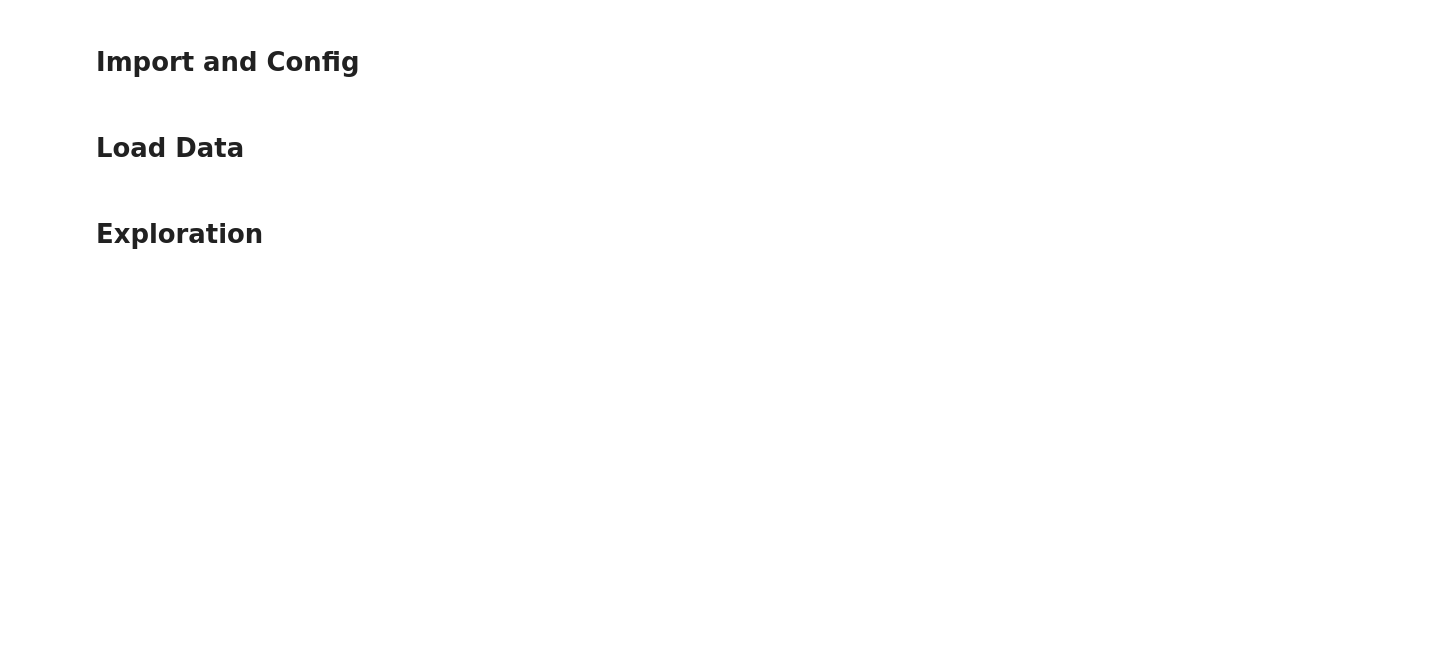
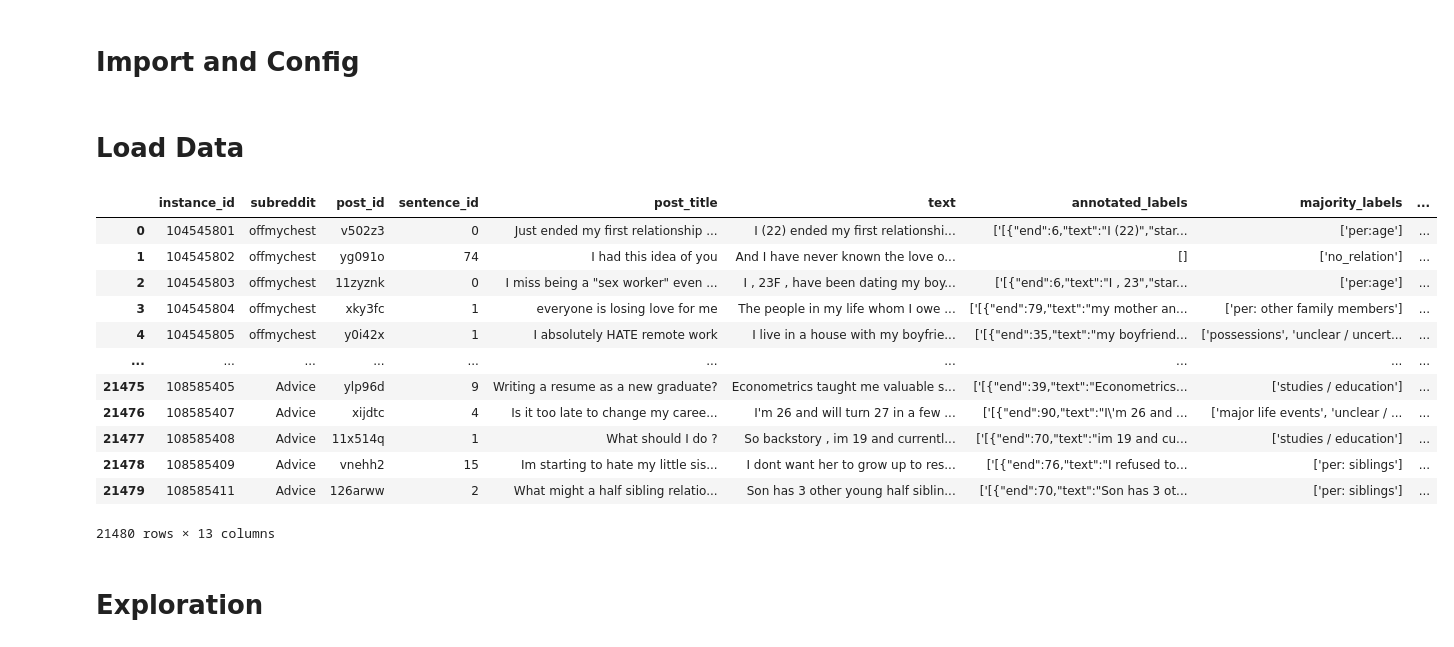
Before and after one commit to DanielZagrean/NLP_Bioread_Reddit_2025W, a Jupyter notebook: code/exploration.ipynb, the cells around one changed output. Drawn from its saved outputs; the diff is of its cells as text; code cells hidden in the pictures; blank space fills up the shorter version.

```diff
--- a/code/exploration.ipynb
+++ b/code/exploration.ipynb
@@ -8,6 +10,21 @@ import ast
 # Load Data
 # %%
 df = pd.read_csv('../data/biored_raw.csv')
+df
+# %% [output]
+|  | instance_id | subreddit | post_id | sentence_id | post_title | text | annotated_labels | majority_labels | ... |
+| 0 | 104545801 | offmychest | v502z3 | 0 | Just ended my first relationship ... | I (22) ended my first relationshi... | ['[{"end":6,"text":"I (22)","star... | ['per:age'] | ... |
+| 1 | 104545802 | offmychest | yg091o | 74 | I had this idea of you | And I have never known the love o... | [] | ['no_relation'] | ... |
+| 2 | 104545803 | offmychest | 11zyznk | 0 | I miss being a "sex worker" even ... | I , 23F , have been dating my boy... | ['[{"end":6,"text":"I , 23","star... | ['per:age'] | ... |
+| 3 | 104545804 | offmychest | xky3fc | 1 | everyone is losing love for me | The people in my life whom I owe ... | ['[{"end":79,"text":"my mother an... | ['per: other family members'] | ... |
+| 4 | 104545805 | offmychest | y0i42x | 1 | I absolutely HATE remote work | I live in a house with my boyfrie... | ['[{"end":35,"text":"my boyfriend... | ['possessions', 'unclear / uncert... | ... |
+| ... | ... | ... | ... | ... | ... | ... | ... | ... | ... |
+| 21475 | 108585405 | Advice | ylp96d | 9 | Writing a resume as a new graduate? | Econometrics taught me valuable s... | ['[{"end":39,"text":"Econometrics... | ['studies / education'] | ... |
+| 21476 | 108585407 | Advice | xijdtc | 4 | Is it too late to change my caree... | I'm 26 and will turn 27 in a few ... | ['[{"end":90,"text":"I\'m 26 and ... | ['major life events', 'unclear / ... | ... |
+| 21477 | 108585408 | Advice | 11x514q | 1 | What should I do ? | So backstory , im 19 and currentl... | ['[{"end":70,"text":"im 19 and cu... | ['studies / education'] | ... |
+| 21478 | 108585409 | Advice | vnehh2 | 15 | Im starting to hate my little sis... | I dont want her to grow up to res... | ['[{"end":76,"text":"I refused to... | ['per: siblings'] | ... |
+| 21479 | 108585411 | Advice | 126arww | 2 | What might a half sibling relatio... | Son has 3 other young half siblin... | ['[{"end":70,"text":"Son has 3 ot... | ['per: siblings'] | ... |
+21480 rows × 13 columns
 # %% [markdown]
 # Exploration
 # %%
```
Also changed, not shown: parts of 12 cells of this notebook.
